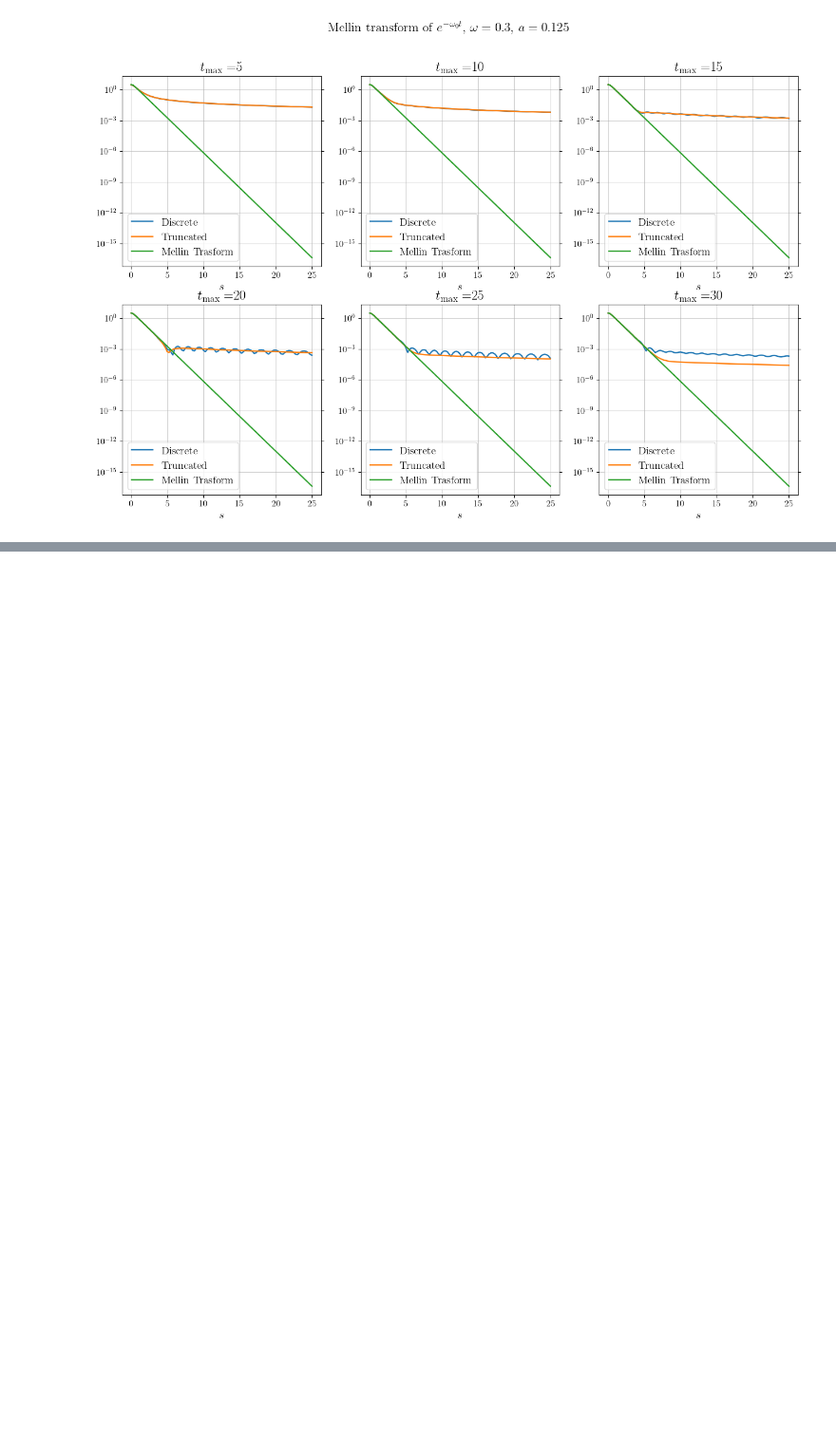
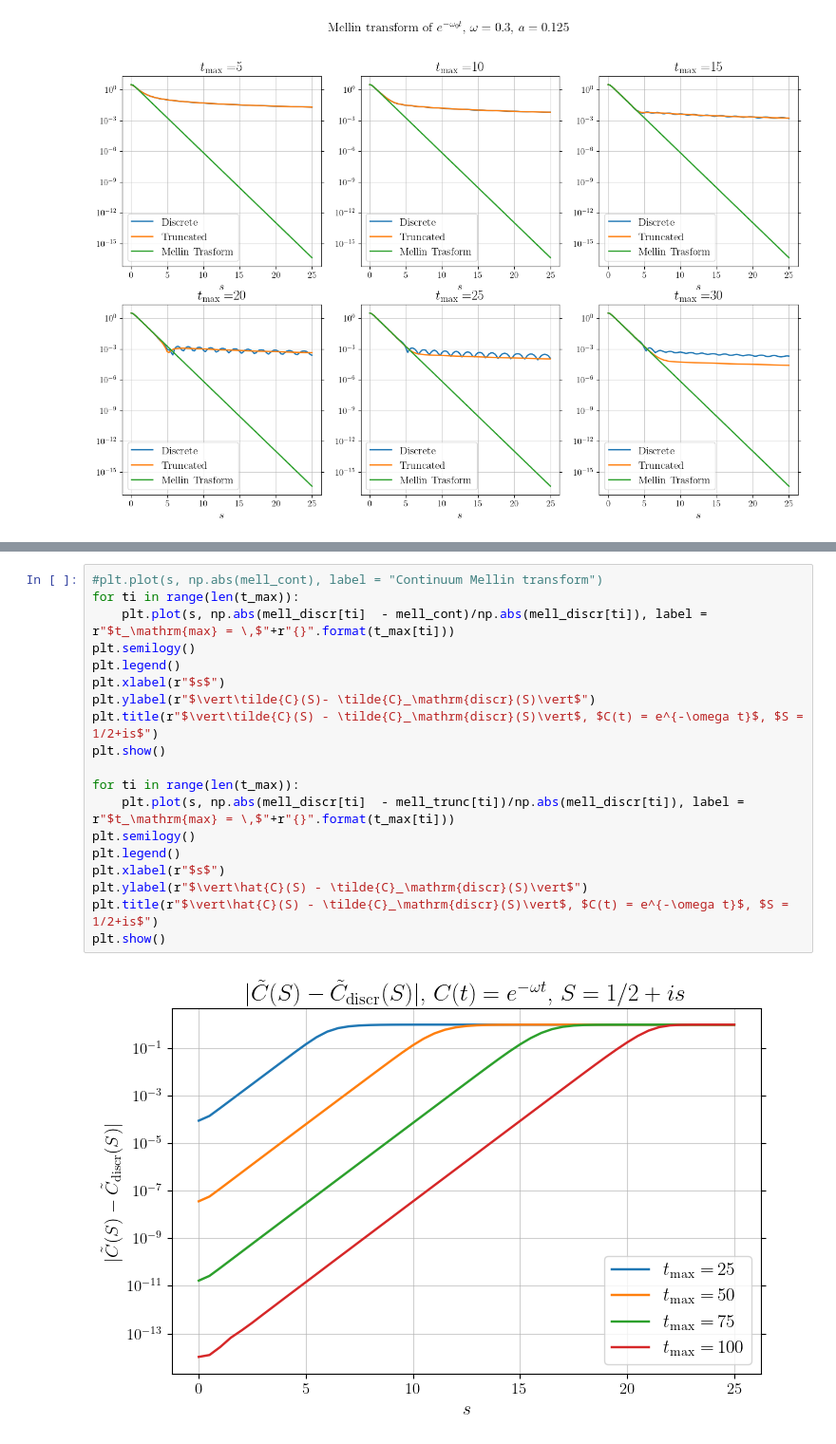
Before and after one commit to DiegoToniolo/Analysis_spectral_densities, a Jupyter notebook: discrete_mellin.ipynb, the cells around one changed output, grey strips where cells are left out. Shown at 95% size. Drawn from its saved outputs; the diff is of its cells as text; blank space fills up the shorter version.

```diff
--- a/discrete_mellin.ipynb
+++ b/discrete_mellin.ipynb
@@ -257,0 +329,21 @@ for ai in range(len(a)):
+# %%
+#plt.plot(s, np.abs(mell_cont), label = "Continuum Mellin transform")
+for ti in range(len(t_max)):
+    plt.plot(s, np.abs(mell_discr[ti]  - mell_cont)/np.abs(mell_discr[ti]), label = r"$t_\mathrm{max} = \,$"+r"{}".format(t_max[ti]))
+plt.semilogy()
+plt.legend()
+plt.xlabel(r"$s$")
+plt.ylabel(r"$\vert\tilde{C}(S)- \tilde{C}_\mathrm{discr}(S)\vert$")
+plt.title(r"$\vert\tilde{C}(S) - \tilde{C}_\mathrm{discr}(S)\vert$, $C(t) = e^{-\omega t}$, $S = 1/2+is$")
+plt.show()
+
+for ti in range(len(t_max)):
+    plt.plot(s, np.abs(mell_discr[ti]  - mell_trunc[ti])/np.abs(mell_discr[ti]), label = r"$t_\mathrm{max} = \,$"+r"{}".format(t_max[ti]))
+plt.semilogy()
+plt.legend()
+plt.xlabel(r"$s$")
+plt.ylabel(r"$\vert\hat{C}(S) - \tilde{C}_\mathrm{discr}(S)\vert$")
+plt.title(r"$\vert\hat{C}(S) - \tilde{C}_\mathrm{discr}(S)\vert$, $C(t) = e^{-\omega t}$, $S = 1/2+is$")
+plt.show()
+# %% [output]
+[figure, added]
```
Also changed, not shown: parts of 10 cells of this notebook.
